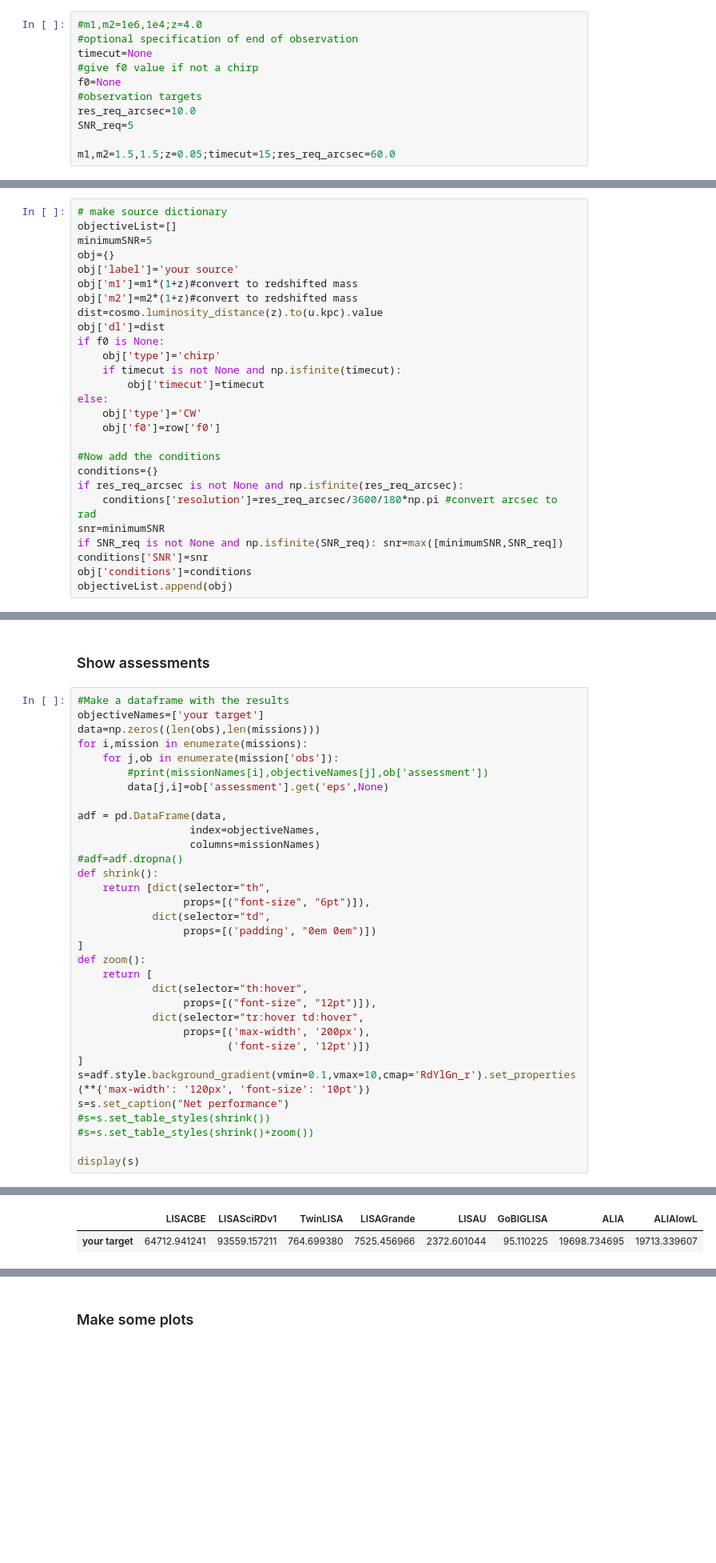
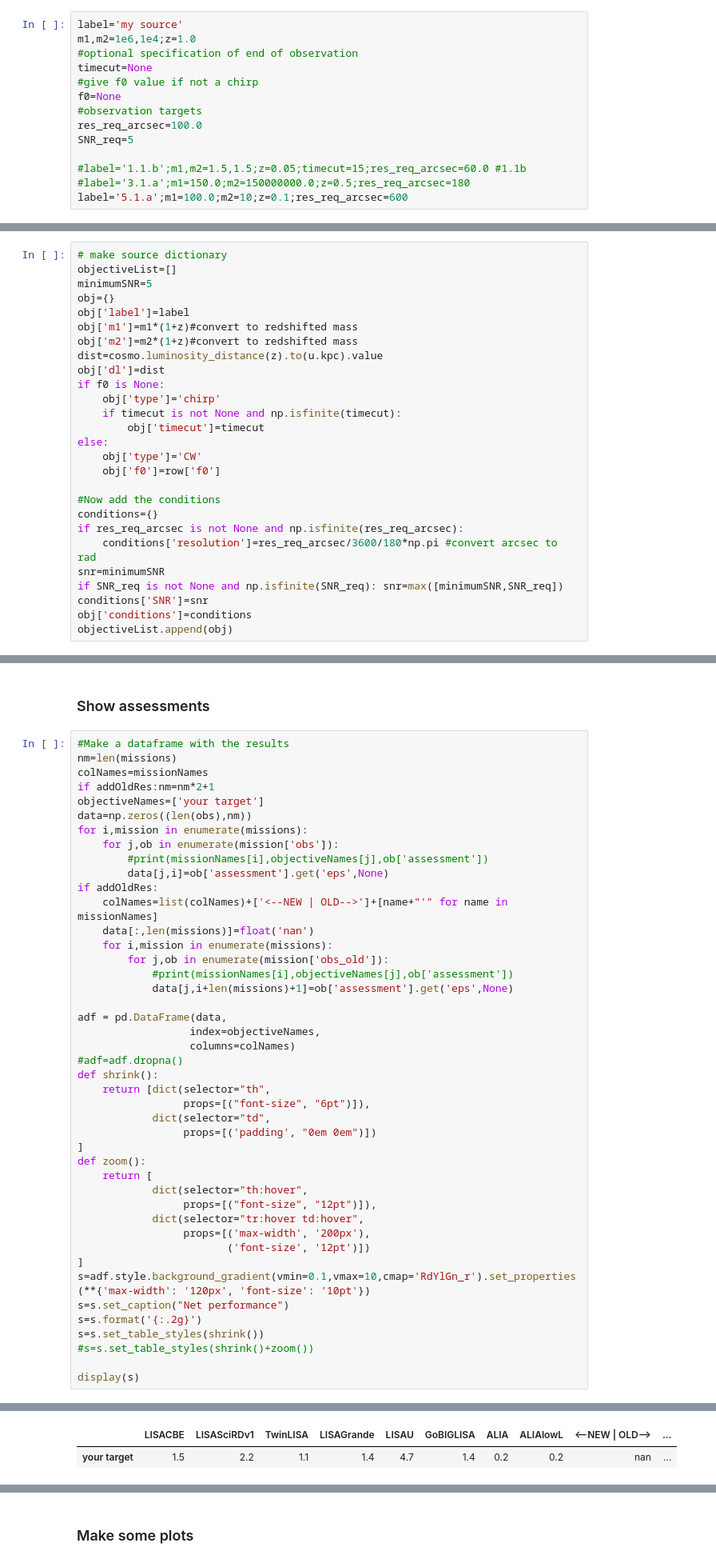
Before and after one commit to JohnGBaker/GWI-metrics, a Jupyter notebook: Notebooks/Target Assessor.ipynb, the cells around one changed output, grey strips where cells are left out. Shown: that part at 80% size. Cells and saved outputs as stored; diff of their text form; blank space fills up the shorter version.

```diff
--- a/Notebooks/Target Assessor.ipynb
+++ b/Notebooks/Target Assessor.ipynb
@@ -34,16 +34,19 @@ from astropy import units as u
 # %% [markdown]
 ### Edit target info:
 # %%
-#m1,m2=1e6,1e4;z=4.0
+label='my source'
+m1,m2=1e6,1e4;z=1.0
 #optional specification of end of observation
 timecut=None
 #give f0 value if not a chirp
 f0=None
 #observation targets
-res_req_arcsec=10.0
+res_req_arcsec=100.0
 SNR_req=5
 
-m1,m2=1.5,1.5;z=0.05;timecut=15;res_req_arcsec=60.0
+#label='1.1.b';m1,m2=1.5,1.5;z=0.05;timecut=15;res_req_arcsec=60.0 #1.1b
+#label='3.1.a';m1=150.0;m2=150000000.0;z=0.5;res_req_arcsec=180
+label='5.1.a';m1=100.0;m2=10;z=0.1;res_req_arcsec=600
 # %% [markdown]
 ### Define the set of concepts
 Here we load in a set of the pre-defined concepts, or you can define your own
@@ -69,7 +72,7 @@ for mission in missions:
 objectiveList=[]
 minimumSNR=5
 obj={}
-obj['label']='your source'
+obj['label']=label
 obj['m1']=m1*(1+z)#convert to redshifted mass
 obj['m2']=m2*(1+z)#convert to redshifted mass
 dist=cosmo.luminosity_distance(z).to(u.kpc).value
@@ -151,38 +179,49 @@ SNR,res 0.89754533593687 5.734378045175347
 ### Show assessments
 # %%
 #Make a dataframe with the results
+nm=len(missions)
+colNames=missionNames
+if addOldRes:nm=nm*2+1
 objectiveNames=['your target']
-data=np.zeros((len(obs),len(missions)))
+data=np.zeros((len(obs),nm))
 for i,mission in enumerate(missions):
     for j,ob in enumerate(mission['obs']):
         #print(missionNames[i],objectiveNames[j],ob['assessment'])
         data[j,i]=ob['assessment'].get('eps',None)
+if addOldRes:
+    colNames=list(colNames)+['<--NEW | OLD-->']+[name+"'" for name in missionNames]
+    data[:,len(missions)]=float('nan')
+    for i,mission in enumerate(missions):
+        for j,ob in enumerate(mission['obs_old']):
+            #print(missionNames[i],objectiveNames[j],ob['assessment'])
+            data[j,i+len(missions)+1]=ob['assessment'].get('eps',None)
 
 adf = pd.DataFrame(data,
                   index=objectiveNames,
-                  columns=missionNames)
+                  columns=colNames)
 #adf=adf.dropna()
 def shrink():
     return [dict(selector="th",
                  props=[("font-size", "6pt")]),
             dict(selector="td",
                  props=[('padding', "0em 0em")])
 ]
 def zoom():
     return [
             dict(selector="th:hover",
                  props=[("font-size", "12pt")]),
             dict(selector="tr:hover td:hover",
                  props=[('max-width', '200px'),
                         ('font-size', '12pt')])
 ]
 s=adf.style.background_gradient(vmin=0.1,vmax=10,cmap='RdYlGn_r').set_properties(**{'max-width': '120px', 'font-size': '10pt'})
 s=s.set_caption("Net performance")
-#s=s.set_table_styles(shrink())
+s=s.format('{:.2g}')
+s=s.set_table_styles(shrink())
 #s=s.set_table_styles(shrink()+zoom())
 
 display(s)
 # %% [output]
 Net performance
-|  | LISACBE | LISASciRDv1 | TwinLISA | LISAGrande | LISAU | GoBIGLISA | ALIA | ALIAlowL |
-| your target | 64712.941241 | 93559.157211 | 764.699380 | 7525.456966 | 2372.601044 | 95.110225 | 19698.734695 | 19713.339607 |
+|  | LISACBE | LISASciRDv1 | TwinLISA | LISAGrande | LISAU | GoBIGLISA | ALIA | ALIAlowL | <--NEW | OLD--> | ... |
+| your target | 1.5 | 2.2 | 1.1 | 1.4 | 4.7 | 1.4 | 0.2 | 0.2 | nan | ... |
```
Also changed, not shown: parts of 6 cells of this notebook, 5 other files.
